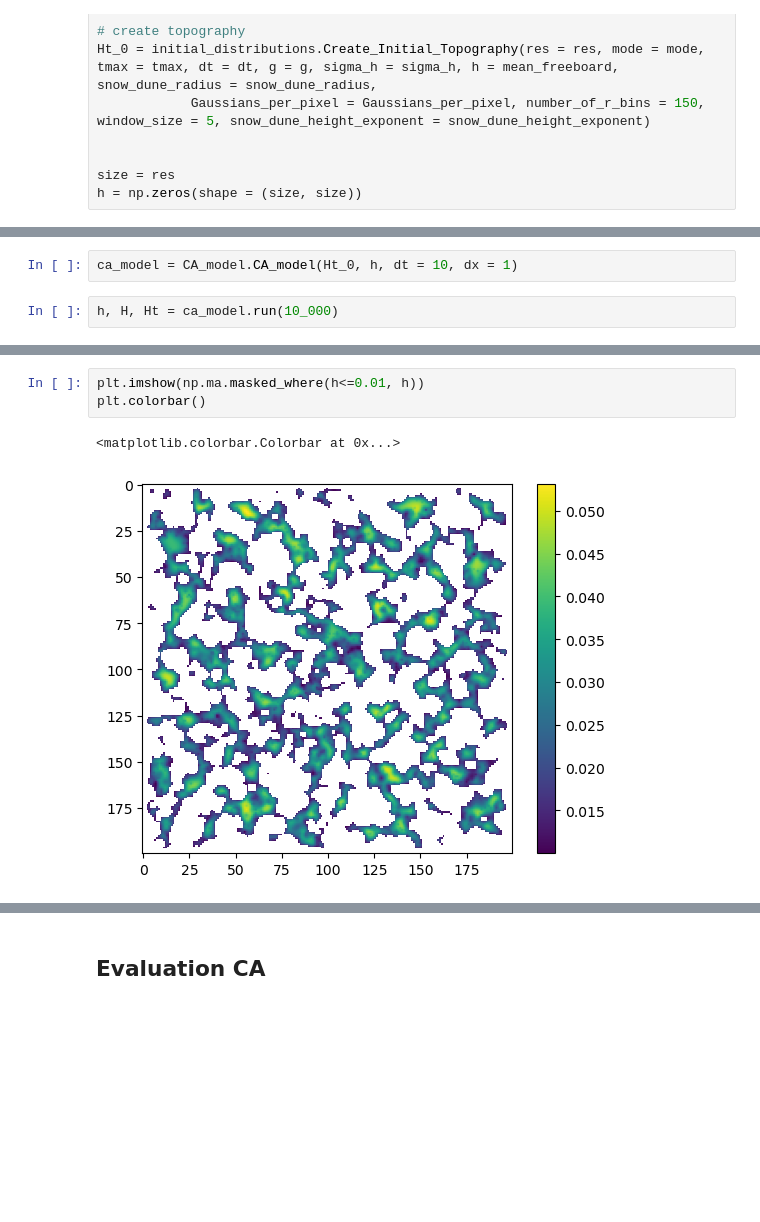
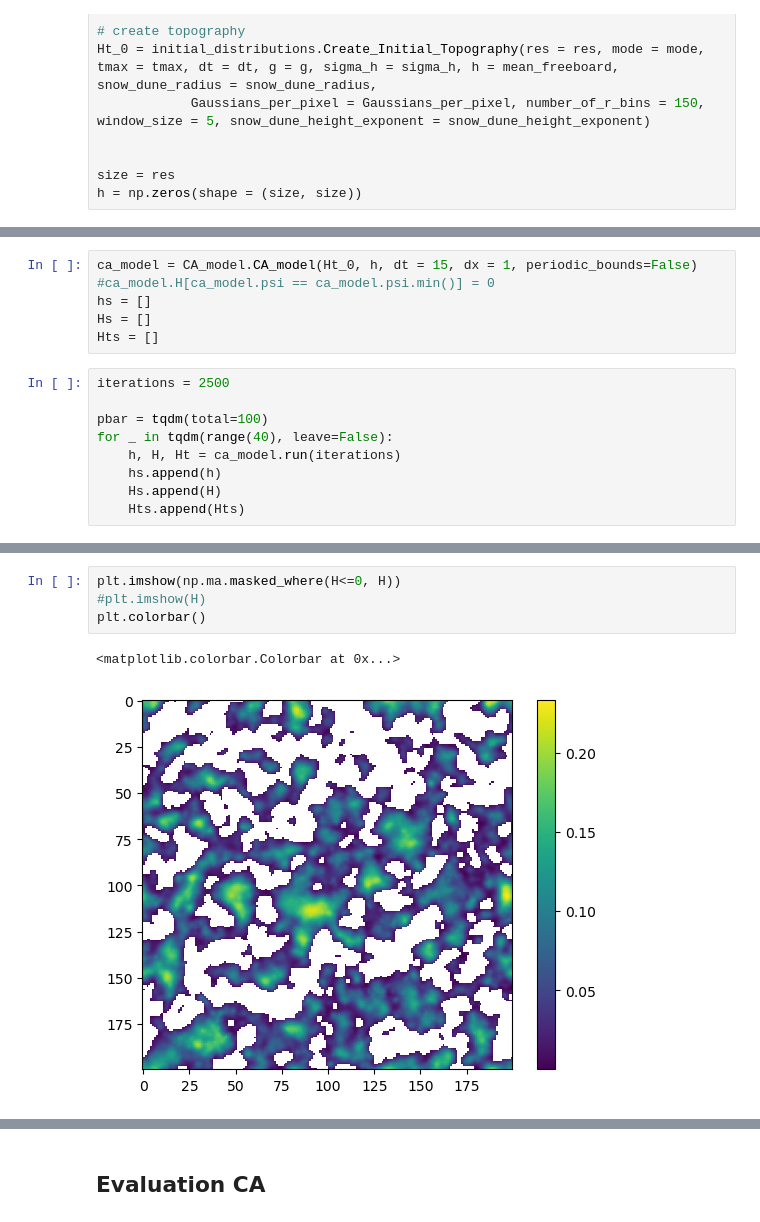
Before and after one commit to PaulHosek/ComplexSystemSimulation, a Jupyter notebook: model_example.ipynb, the cells around one changed output, grey strips where cells are left out. Drawn from its saved outputs; the diff is of its cells as text; blank space fills up the shorter version.

```diff
--- a/model_example.ipynb
+++ b/model_example.ipynb
@@ -50,4 +56,15 @@ plt.colorbar()
 # %%
-ca_model = CA_model.CA_model(Ht_0, h, dt = 10, dx = 1)
+ca_model = CA_model.CA_model(Ht_0, h, dt = 15, dx = 1, periodic_bounds=False)
+#ca_model.H[ca_model.psi == ca_model.psi.min()] = 0
+hs = []
+Hs = []
+Hts = []
-# %%
-h, H, Ht = ca_model.run(10_000)
+# %%
+iterations = 2500
+
+pbar = tqdm(total=100)
+for _ in tqdm(range(40), leave=False):
+    h, H, Ht = ca_model.run(iterations)
+    hs.append(h)
+    Hs.append(H)
+    Hts.append(Hts)
@@ -54,6 +118,7 @@ h, H, Ht = ca_model.run(10_000)
 # %%
-plt.imshow(np.ma.masked_where(h<=0.01, h))
+plt.imshow(np.ma.masked_where(H<=0, H))
+#plt.imshow(H)
 plt.colorbar()
 # %% [output]
 <matplotlib.colorbar.Colorbar at 0x...>
-[figure, old version]
+[figure, new version]
```
Also changed, not shown: parts of 7 cells of this notebook, 3 other files.
